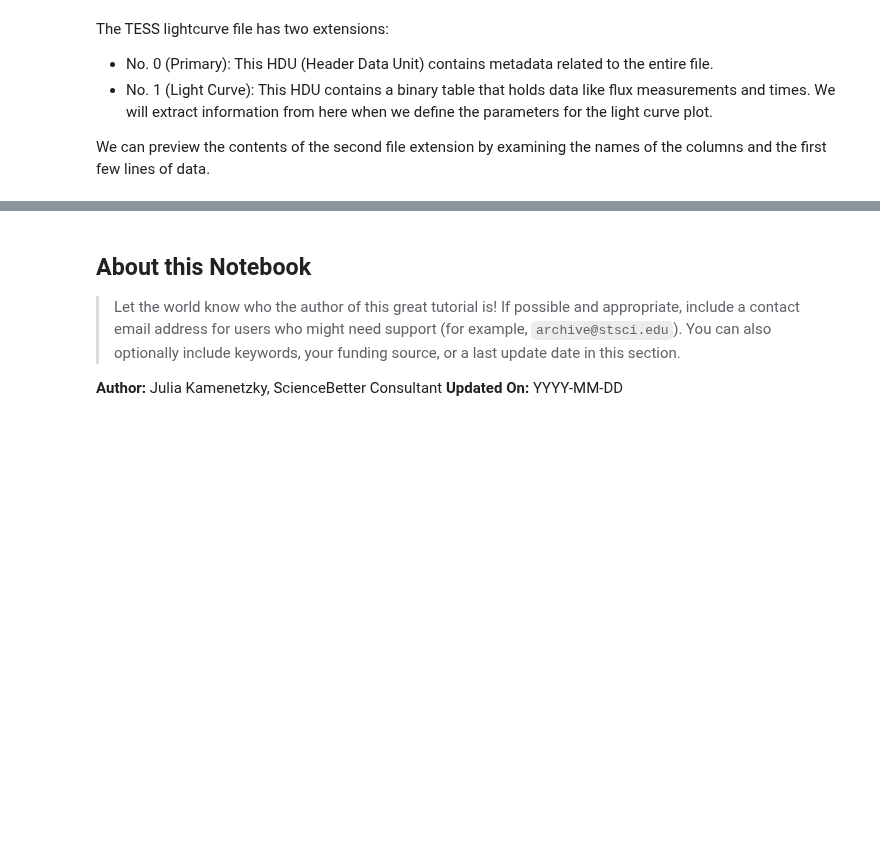
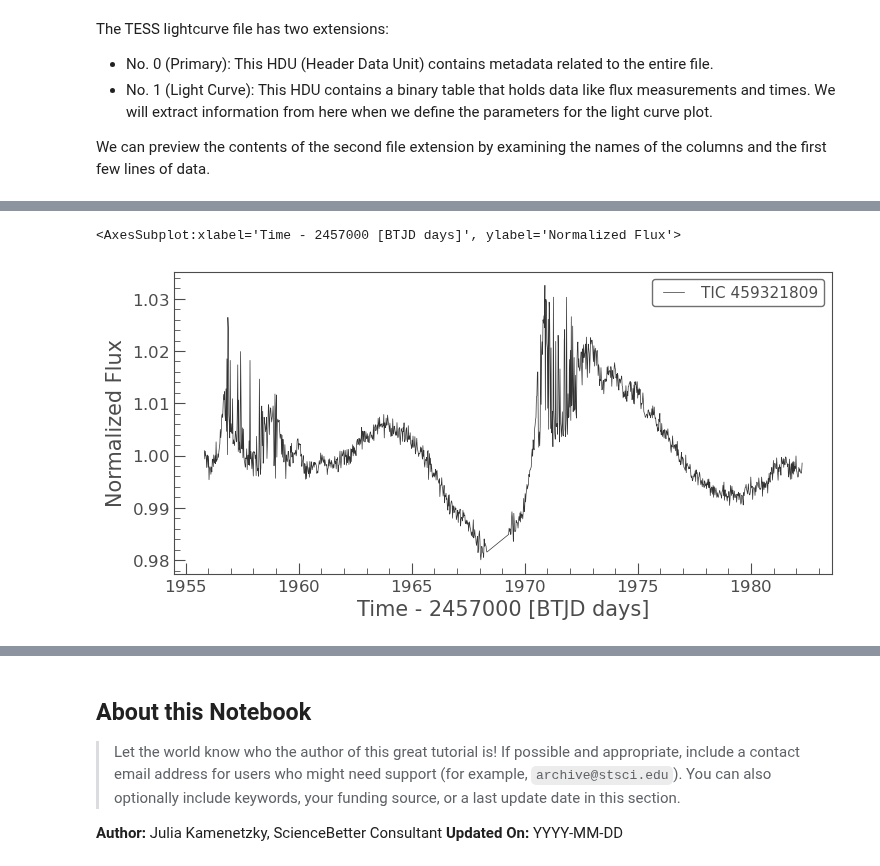
Before and after one commit to ScienceBetter/notebooks-stsci, a Jupyter notebook: notebooks/MAST/plot_eclipse_lightcurve/plot_eclipse_lightcurve.ipynb, the cells around one changed output, grey strips where cells are left out. Cells and saved outputs as stored; diff of their text form; code cells hidden in the pictures; blank space fills up the shorter version.

```diff
--- a/notebooks/MAST/plot_eclipse_lightcurve/plot_eclipse_lightcurve.ipynb
+++ b/notebooks/MAST/plot_eclipse_lightcurve/plot_eclipse_lightcurve.ipynb
@@ -444,0 +408,3 @@ data_products['productFilename']
+# %%
+search_result=lk.search_lightcurve(coordstring,author="QLP")
+print(search_result)
@@ -444,0 +421,3 @@ data_products['productFilename']
+# %%
+lc_collection=search_result.download_all()
+lc_collection
@@ -444,0 +430,3 @@ data_products['productFilename']
+# %%
+lc_0=lc_collection[0]
+lc_0
@@ -444,0 +457,5 @@ data_products['productFilename']
+# %%
+lc_0.plot()
+# %% [output]
+<AxesSubplot:xlabel='Time - 2457000 [BTJD days]', ylabel='Normalized Flux'>
+[figure, added]
```
Also changed, not shown: parts of 60 cells of this notebook.
